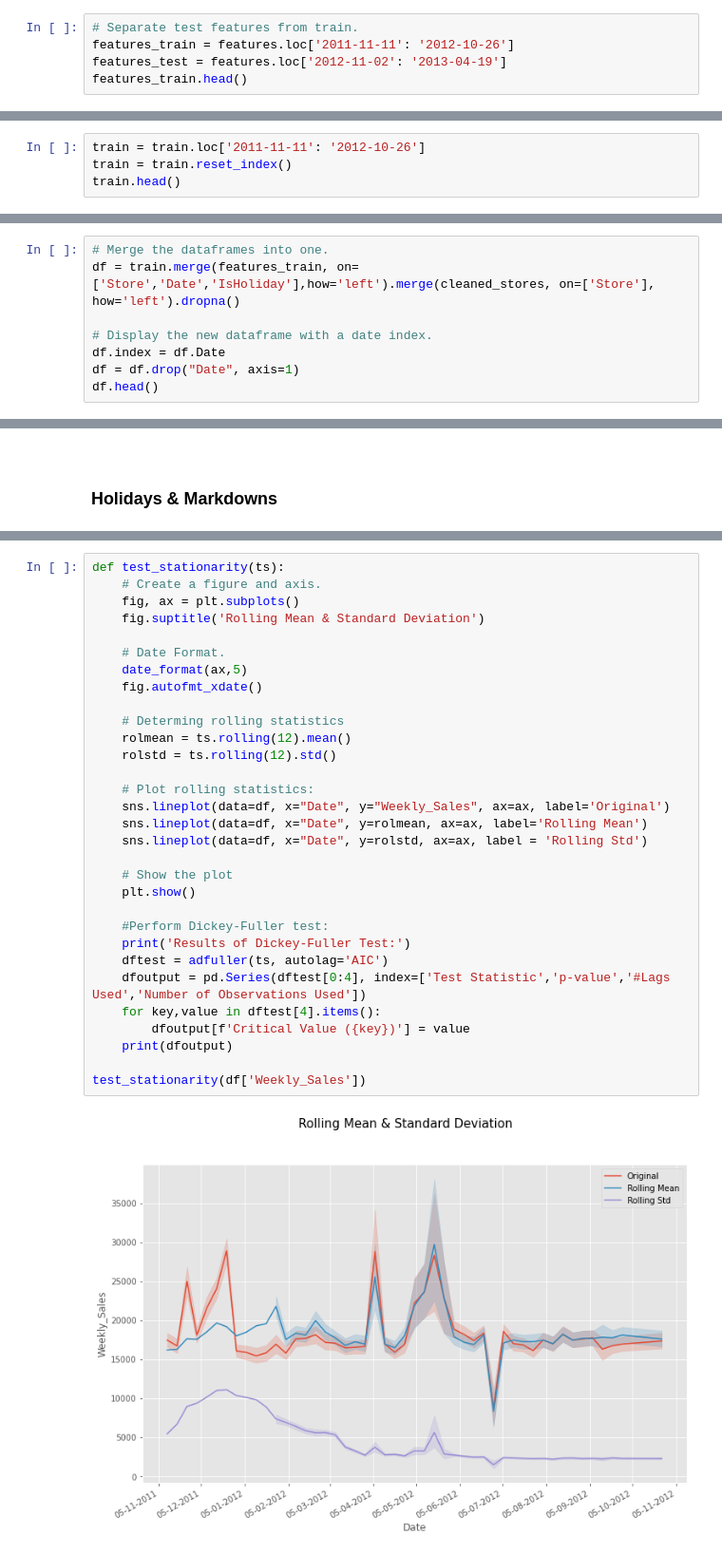
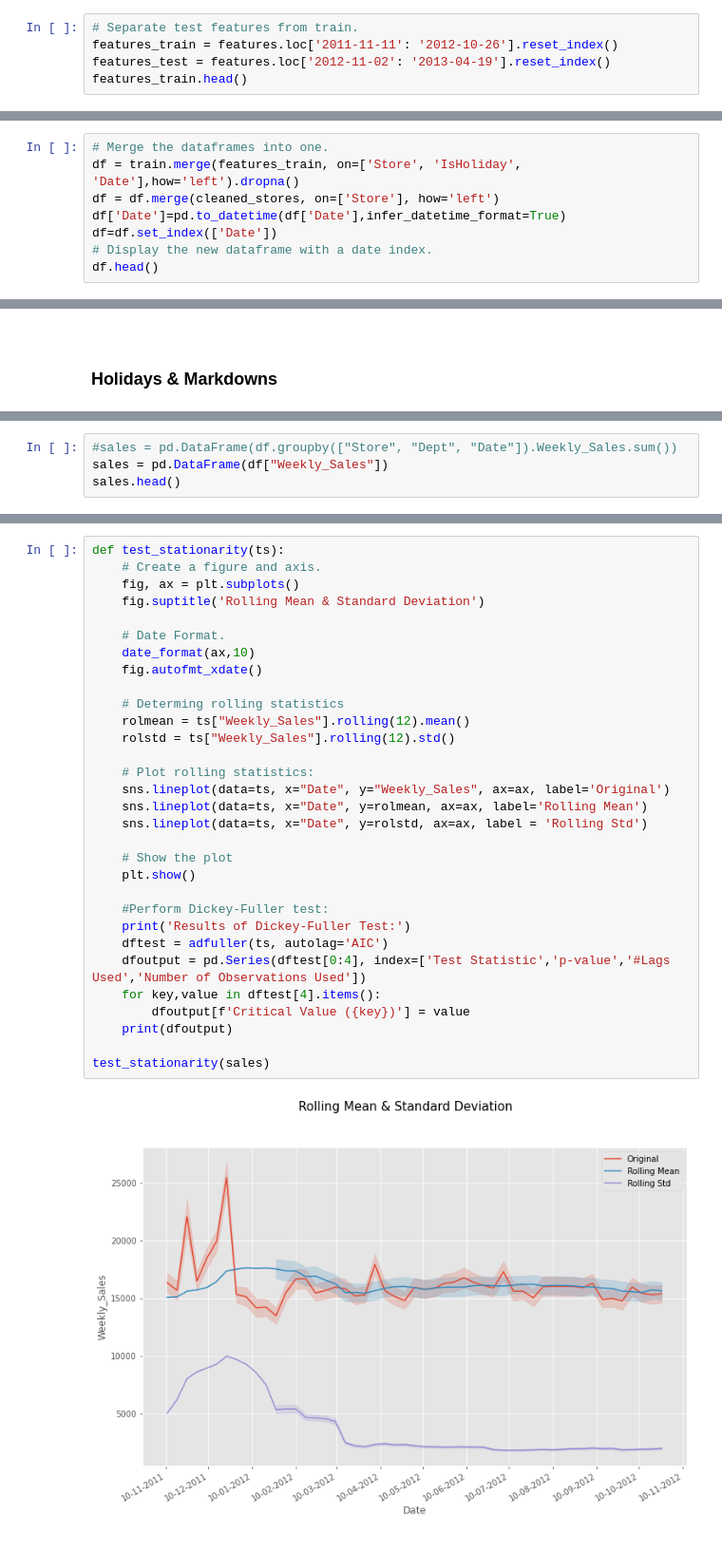
Before and after one commit to olgarozhdestvina/Sales-Forecasting, a Jupyter notebook: Sales Forecasting using Walmart Dataset.ipynb, the cells around one changed output, grey strips where cells are left out. Shown: that part at 95% size. Saved outputs shown, nothing was run; the diff lists cells and outputs as text.

```diff
--- a/Sales Forecasting using Walmart Dataset.ipynb
+++ b/Sales Forecasting using Walmart Dataset.ipynb
@@ -296,6 +429,6 @@ features
 # %%
 # Separate test features from train.
-features_train = features.loc['2011-11-11': '2012-10-26']
-features_test = features.loc['2012-11-02': '2013-04-19']
+features_train = features.loc['2011-11-11': '2012-10-26'].reset_index()
+features_test = features.loc['2012-11-02': '2013-04-19'].reset_index()
 features_train.head()
 # %% [output]
@@ -309,4 +440,0 @@ features_train.head()
-# %%
-train = train.loc['2011-11-11': '2012-10-26']
-train = train.reset_index()
-train.head()
@@ -324,11 +445,11 @@ train.head()
 ___
 # %%
 # Merge the dataframes into one.
-df = train.merge(features_train, on=['Store','Date','IsHoliday'],how='left').merge(cleaned_stores, on=['Store'], how='left').dropna()
-
+df = train.merge(features_train, on=['Store', 'IsHoliday', 'Date'],how='left').dropna()
+df = df.merge(cleaned_stores, on=['Store'], how='left')
+df['Date']=pd.to_datetime(df['Date'],infer_datetime_format=True)
+df=df.set_index(['Date'])
 # Display the new dataframe with a date index.
-df.index = df.Date
-df = df.drop("Date", axis=1)
 df.head()
 # %% [output]
 |  | Store | Dept | Weekly_Sales | IsHoliday | Temperature | Fuel_Price | MarkDown1 | MarkDown2 | MarkDown3 | ... |
@@ -416,0 +527,4 @@ plt.show()
+# %%
+#sales = pd.DataFrame(df.groupby(["Store", "Dept", "Date"]).Weekly_Sales.sum())
+sales = pd.DataFrame(df["Weekly_Sales"])
+sales.head()
@@ -417,34 +539,34 @@ plt.show()
 # %%
 def test_stationarity(ts):
     # Create a figure and axis.
     fig, ax = plt.subplots()
     fig.suptitle('Rolling Mean & Standard Deviation')
 
     # Date Format.
-    date_format(ax,5)
+    date_format(ax,10)
     fig.autofmt_xdate()
 
     # Determing rolling statistics
-    rolmean = ts.rolling(12).mean()
-    rolstd = ts.rolling(12).std()
+    rolmean = ts["Weekly_Sales"].rolling(12).mean()
+    rolstd = ts["Weekly_Sales"].rolling(12).std()
 
     # Plot rolling statistics:
-    sns.lineplot(data=df, x="Date", y="Weekly_Sales", ax=ax, label='Original')
-    sns.lineplot(data=df, x="Date", y=rolmean, ax=ax, label='Rolling Mean')
-    sns.lineplot(data=df, x="Date", y=rolstd, ax=ax, label = 'Rolling Std')
+    sns.lineplot(data=ts, x="Date", y="Weekly_Sales", ax=ax, label='Original')
+    sns.lineplot(data=ts, x="Date", y=rolmean, ax=ax, label='Rolling Mean')
+    sns.lineplot(data=ts, x="Date", y=rolstd, ax=ax, label = 'Rolling Std')
 
     # Show the plot
     plt.show()
 
     #Perform Dickey-Fuller test:
     print('Results of Dickey-Fuller Test:')
     dftest = adfuller(ts, autolag='AIC')
     dfoutput = pd.Series(dftest[0:4], index=['Test Statistic','p-value','#Lags Used','Number of Observations Used'])
     for key,value in dftest[4].items():
         dfoutput[f'Critical Value ({key})'] = value
     print(dfoutput)
 
-test_stationarity(df['Weekly_Sales'])
+test_stationarity(sales)
 # %% [output]
-[figure, old version]
+[figure, new version]
 Results of Dickey-Fuller Test:
```
Also changed, not shown: parts of 37 cells of this notebook.
